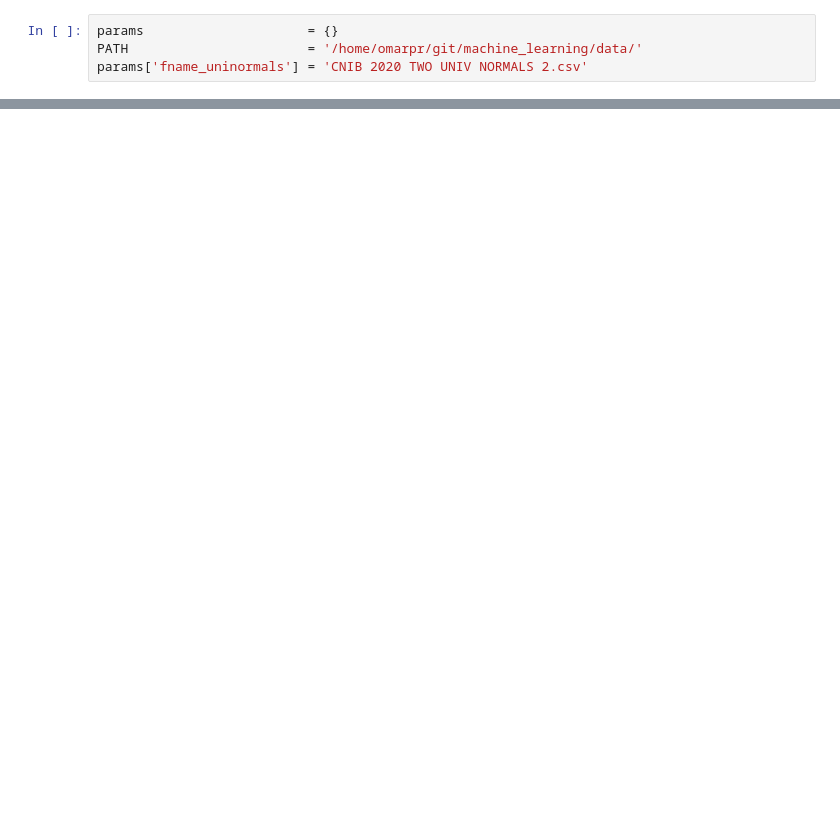
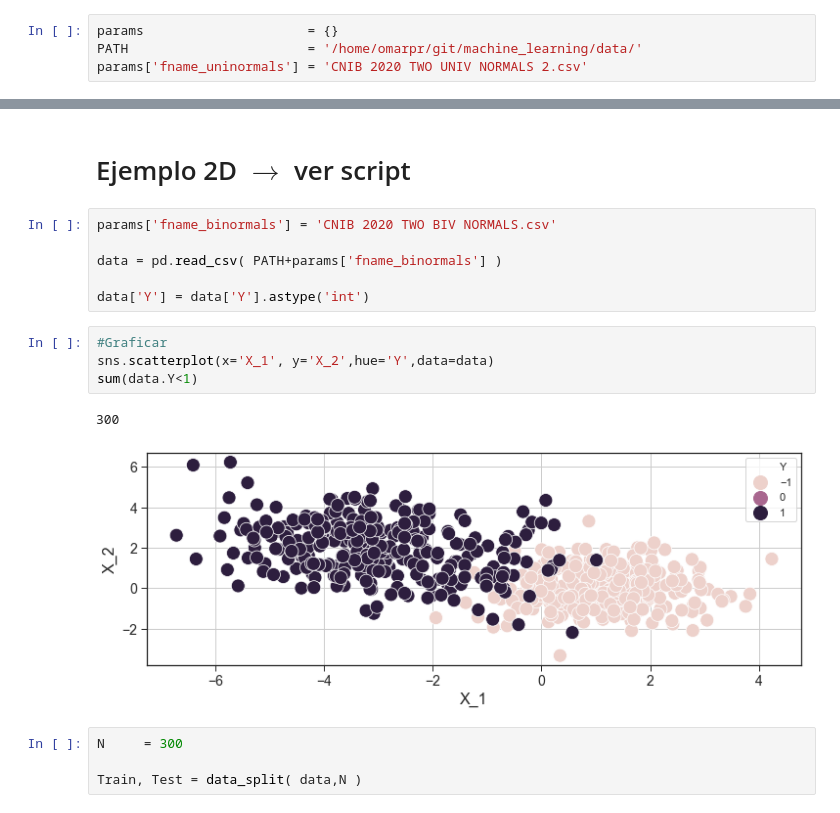
Before and after one commit to delozath/infotec, a Jupyter notebook: jupyter/presentaciones/CNIB2020.ipynb, the cells around one changed output, grey strips where cells are left out. Drawn from its saved outputs; the diff is of its cells as text; blank space fills up the shorter version.

Commit message:
Actualización para el CNIB2020

```diff
--- a/jupyter/presentaciones/CNIB2020.ipynb
+++ b/jupyter/presentaciones/CNIB2020.ipynb
@@ -378,0 +301,19 @@ array([ True,  True,  True,  True,  True,  True,  True,  True,  True,
+# %% [markdown]
+# Ejemplo 2D $\rightarrow$ ver script
+# %%
+params['fname_binormals'] = 'CNIB 2020 TWO BIV NORMALS.csv'
+
+data = pd.read_csv( PATH+params['fname_binormals'] )
+
+data['Y'] = data['Y'].astype('int')
+# %%
+#Graficar
+sns.scatterplot(x='X_1', y='X_2',hue='Y',data=data)
+sum(data.Y<1)
+# %% [output]
+300
+[figure, added]
+# %%
+N     = 300
+
+Train, Test = data_split( data,N )
```
Also changed, not shown: parts of 57 cells of this notebook, 6 other files.
